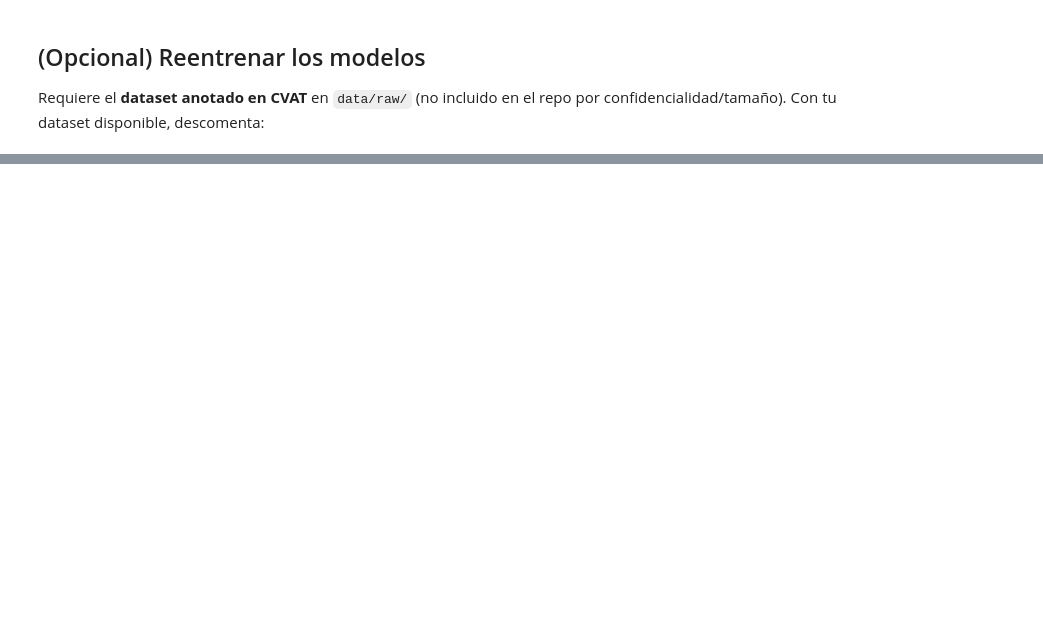
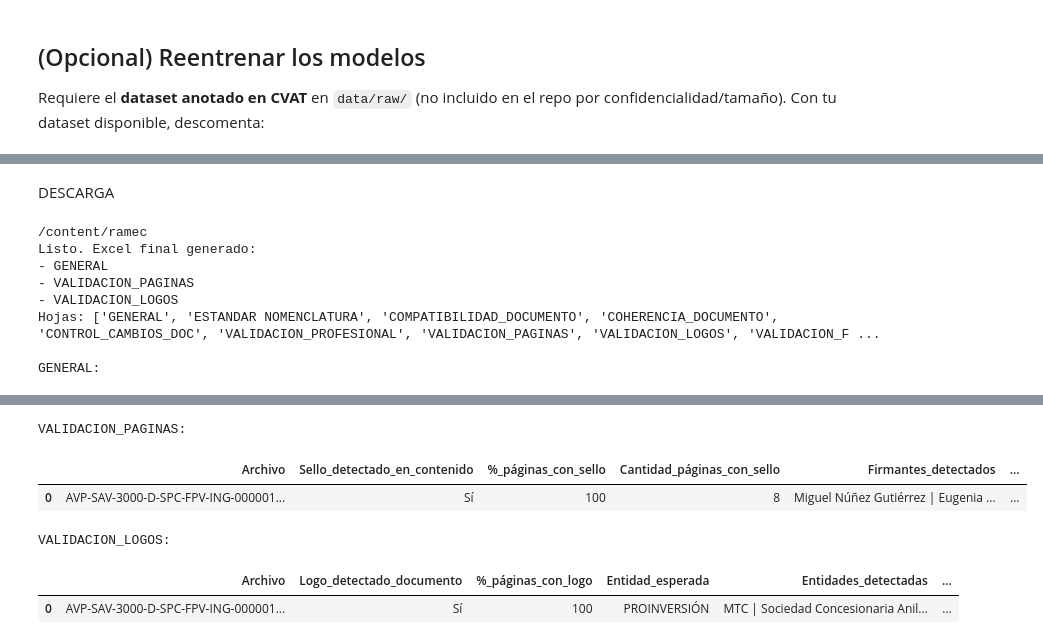
Before and after one commit to BRIDERI/Ramec, a Jupyter notebook: RAMEC_colab.ipynb, the cells around one changed output, grey strips where cells are left out. Saved outputs shown, nothing was run; the diff lists cells and outputs as text; code cells hidden in the pictures; blank space fills up the shorter version.

Commit message:
Se creó con Colab

```diff
--- a/RAMEC_colab.ipynb
+++ b/RAMEC_colab.ipynb
@@ -1275,0 +1216,37 @@ KeyError: 'Página'
+# %% [markdown]
+DESCARGA
+# %%
+%cd /content/ramec
+
+!python src/reporte_final.py \
+  --excel outputs/Reporte_validacion.xlsx \
+  --entidad-esperada "PROINVERSIÓN"
+
+import pandas as pd
+from google.colab import files
+
+REPORTE = "outputs/Reporte_validacion.xlsx"
+
+# Recargar el archivo Excel para que incluya las hojas creadas por reporte_final.py
+xls = pd.ExcelFile(REPORTE)
+print("Hojas:", xls.sheet_names)
+
+print("\nGENERAL:")
+display(pd.read_excel(xls, "GENERAL"))
+
+print("\nVALIDACION_PAGINAS:")
+display(pd.read_excel(xls, "VALIDACION_PAGINAS"))
+
+print("\nVALIDACION_LOGOS:")
+display(pd.read_excel(xls, "VALIDACION_LOGOS"))
+
+files.download(REPORTE)
+# %% [output]
+/content/ramec
+Listo. Excel final generado:
+- GENERAL
+- VALIDACION_PAGINAS
+- VALIDACION_LOGOS
+Hojas: ['GENERAL', 'ESTANDAR NOMENCLATURA', 'COMPATIBILIDAD_DOCUMENTO', 'COHERENCIA_DOCUMENTO', 'CONTROL_CAMBIOS_DOC', 'VALIDACION_PROFESIONAL', 'VALIDACION_PAGINAS', 'VALIDACION_LOGOS', 'VALIDACION_F ...
+
+GENERAL:
@@ -1275,0 +1255,6 @@ KeyError: 'Página'
+VALIDACION_PAGINAS:
+|  | Archivo | Sello_detectado_en_contenido | %_páginas_con_sello | Cantidad_páginas_con_sello | Firmantes_detectados | ... |
+| 0 | AVP-SAV-3000-D-SPC-FPV-ING-000001... | Sí | 100 | 8 | Miguel Núñez Gutiérrez | Eugenia ... | ... |
+VALIDACION_LOGOS:
+|  | Archivo | Logo_detectado_documento | %_páginas_con_logo | Entidad_esperada | Entidades_detectadas | ... |
+| 0 | AVP-SAV-3000-D-SPC-FPV-ING-000001... | Sí | 100 | PROINVERSIÓN | MTC | Sociedad Concesionaria Anil... | ... |
```
Also changed, not shown: parts of 18 cells of this notebook.
